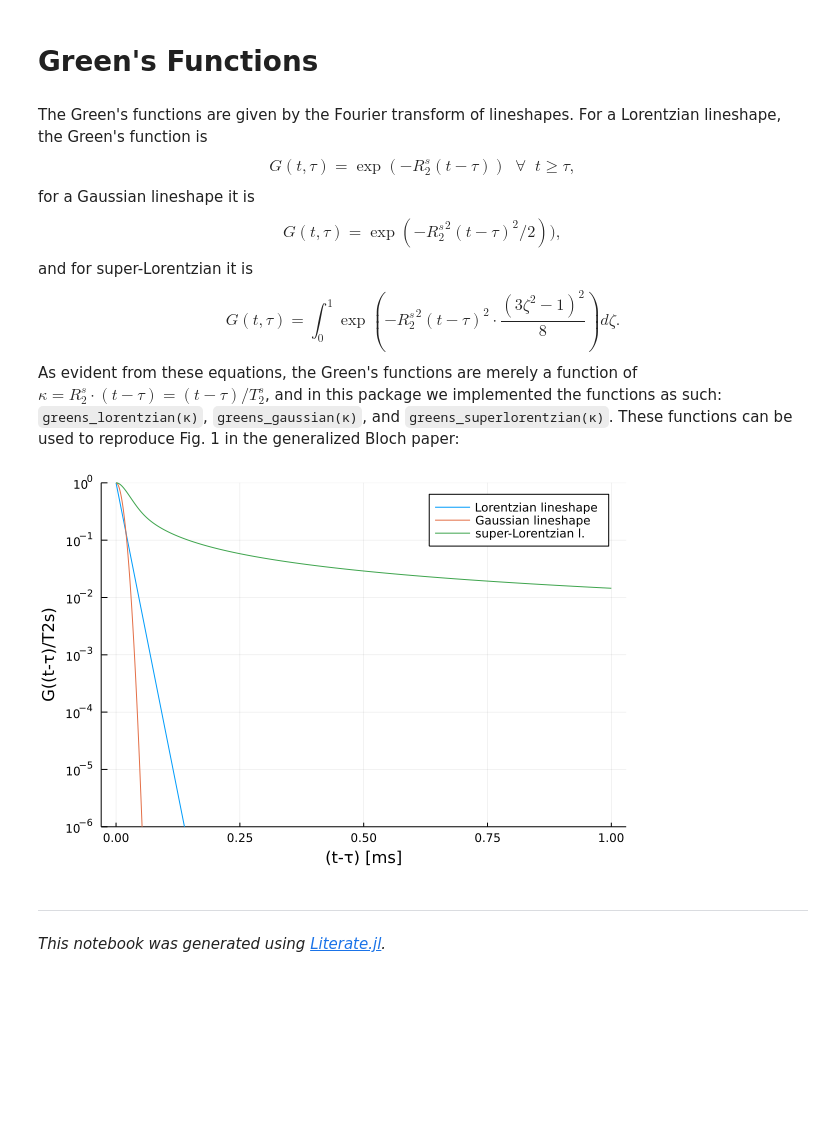
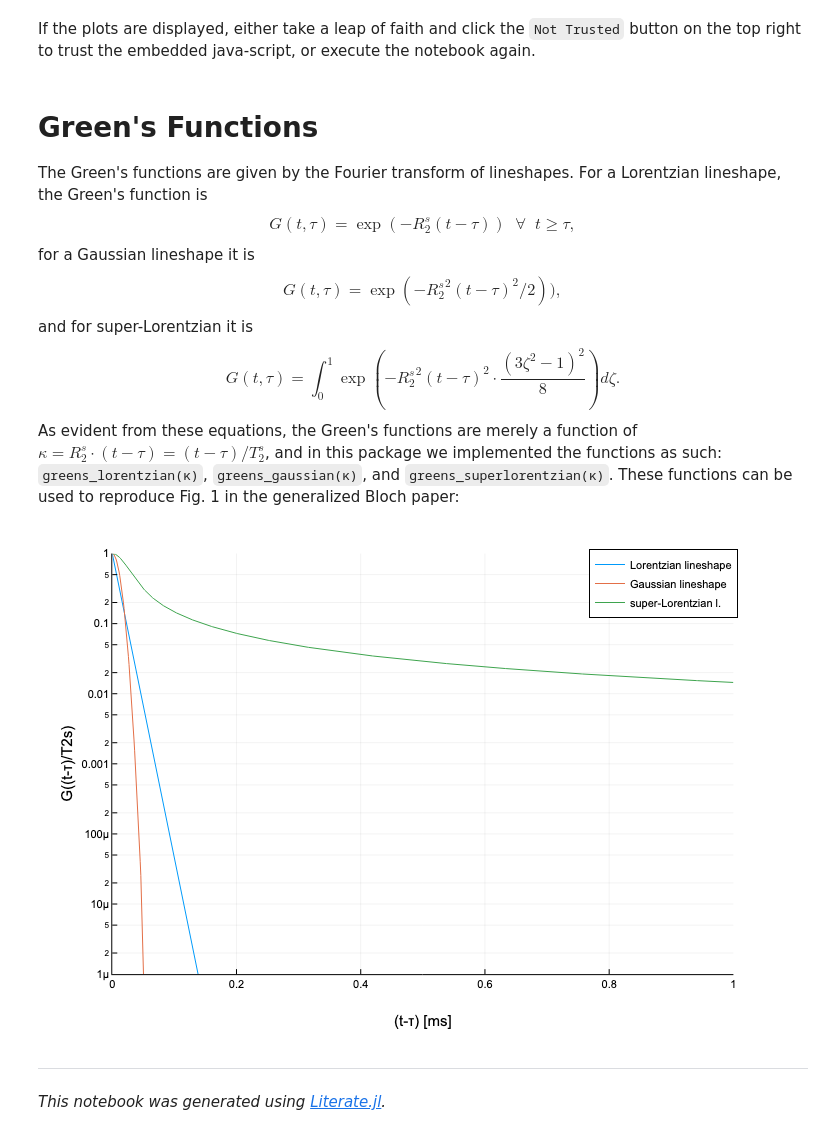
Before and after one commit to JakobAsslaender/MRIgeneralizedBloch.jl, a Jupyter notebook: dev/build_literate/Greens_functions.ipynb, the cells around one changed output. Saved outputs shown, nothing was run; the diff lists cells and outputs as text; code cells hidden in the pictures; blank space fills up the shorter version.

```diff
--- a/dev/build_literate/Greens_functions.ipynb
+++ b/dev/build_literate/Greens_functions.ipynb
@@ -1,6 +1,7 @@
-# %% [markdown]
-# Green's Functions
+# %% [markdown]
+If the plots are displayed, either take a leap of faith and click the `Not Trusted` button on the top right to trust the embedded java-script, or execute the notebook again.
 # %% [markdown]
+# Green's Functions
 The Green's functions are given by the Fourier transform of lineshapes. For a Lorentzian lineshape, the Green's function is
 $$
 	G(t,\tau) = \exp (-R_2^s (t-\tau)) \;\; \forall \;\; t \geq \tau,
@@ -17,14 +18,15 @@ As evident from these equations, the Green's functions are merely a function of
 # %%
 using MRIgeneralizedBloch
 using Plots
+plotlyjs(ticks=:native);
 
 T2s = 10e-6 # s
 t = 0 : 1e-6 : 1e-3
 p = plot(1e3t, greens_lorentzian.(t ./ T2s), yaxis=:log, ylim=(1e-6,1), label="Lorentzian lineshape", xlabel="(t-τ) [ms]", ylabel="G((t-τ)/T2s)")
 p = plot!(1e3t, greens_gaussian.(t ./ T2s), label="Gaussian lineshape")
 p = plot!(1e3t, greens_superlorentzian.(t ./ T2s), label="super-Lorentzian l.")
 # %% [output]
-[figure, old version]
+[figure, new version]
 # %% [markdown]
 ---
 
```
Also changed, not shown: 51 other files.
